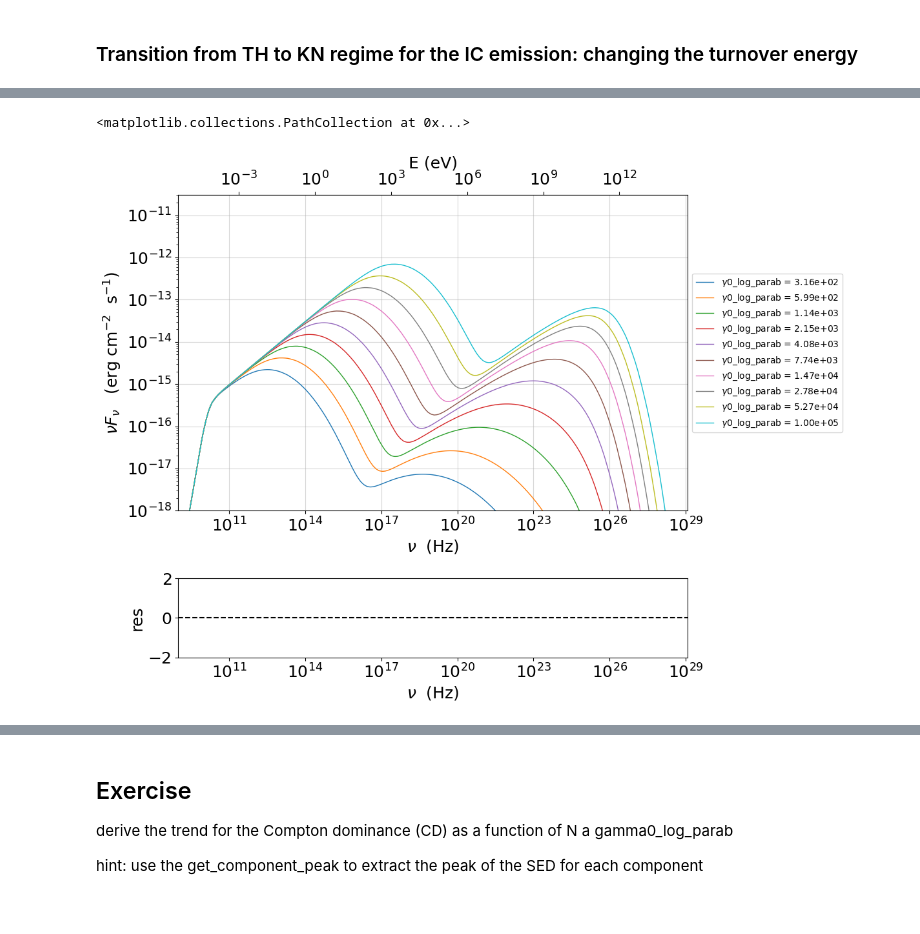
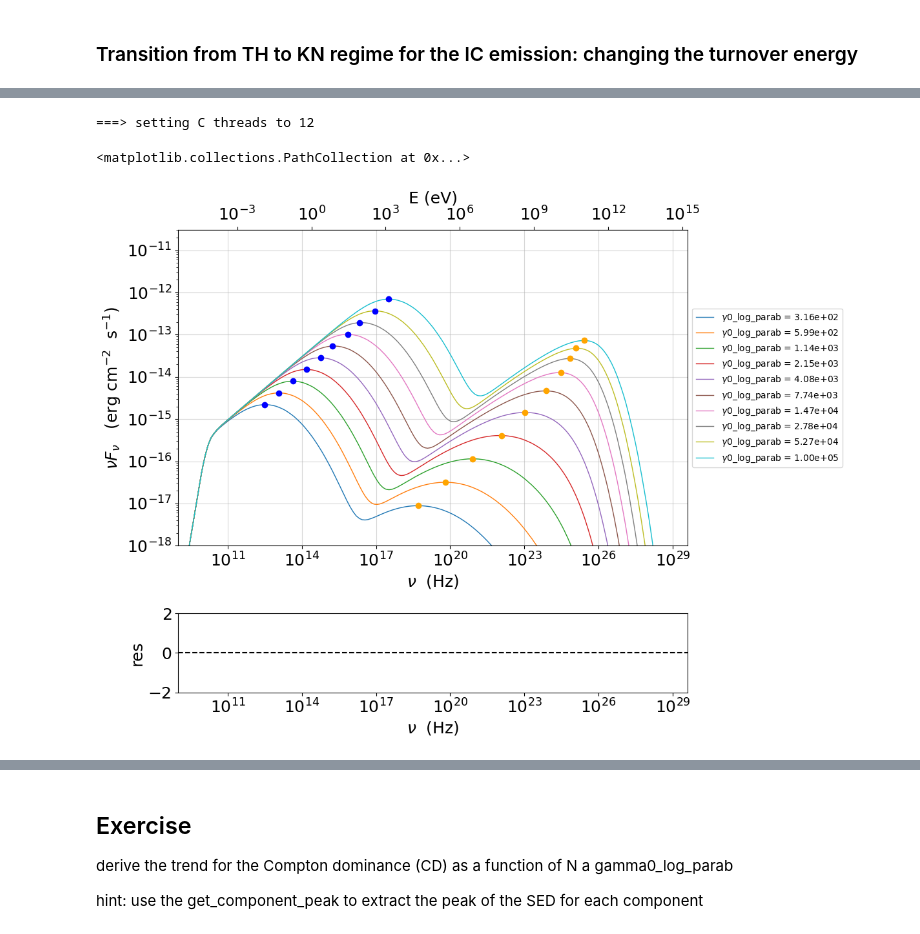
Before and after one commit to andreatramacere/Geneva_HighEnergy_Course, a Jupyter notebook: Tutorial_2.ipynb, the cells around one changed output, grey strips where cells are left out. Saved outputs shown, nothing was run; the diff lists cells and outputs as text; code cells hidden in the pictures.

```diff
--- a/Tutorial_2.ipynb
+++ b/Tutorial_2.ipynb
@@ -551,7 +552,7 @@ for ID,r in enumerate(r_values):
     x_p,y_p=my_jet.get_component_peak('SSC',log_log=True)
     (nu_p_IC[ID],nuFnu_p_IC[ID],r_IC[ID]),err=get_SED_log_par_fit(x_p,y_p,my_jet,'SSC',delta_p=[0,1])
     r_IC_err[ID]=err[2]
-    my_jet.electron_distribution.plot3p(pe)
+    my_jet.electron_distribution.plot3p(pe,label='r=%2.2f'%r)
 
 
 p.setlim(y_min=1E-14,y_max=3E-10,x_min=1E10,x_max=1E29)
@@ -588,7 +589,7 @@ ax.legend(fontsize='large')
 # %%
 
 my_jet=Jet(electron_distribution='lppl')
-
+my_jet._blob.IC_adaptive_e_binning=0
 matplotlib.rc('font', **font)
 p=PlotSED(figsize=(12,9))
 
@@ -603,6 +604,7 @@ my_jet.parameters.z_cosm.val=0.05
 my_jet.nu_grid_size=200
 my_jet.set_gamma_grid_size(200)
 my_jet.set_IC_nu_size(200)
+my_jet.set_seed_nu_size(100)
 
 nu_p_S=np.zeros(size)
 nu_p_IC=np.zeros(size)
@@ -613,36 +615,40 @@ r_S_err=np.zeros(size)
 r_IC=np.zeros(size)
 r_IC_err=np.zeros(size)
 g_p_e=np.zeros(size)
 n3g_p_e=np.zeros(size)
 
 #colors=list(mcolors.CSS4_COLORS)
 
 
 for ID,gamma0_log_parab in enumerate(np.logspace(2.5,5,size)):
 
 
     my_jet.parameters.gamma0_log_parab.val=gamma0_log_parab
+    my_jet._blob.IC_adaptive_e_binning=1
     my_jet.eval()
-    my_jet.plot_model(p,comp='Sum',label='$\gamma0$_log_parab = %2.2e'%gamma0_log_parab)
+    p=my_jet.plot_model(p,comp='Sum',label='$\gamma0$_log_parab = %2.2e'%gamma0_log_parab)
     #with log_log=True, the values are already logarthmic
     x_p,y_p=my_jet.get_component_peak('Sync',log_log=True)
     (nu_p_S[ID],nuFnu_p_S[ID],r_S[ID]),err=get_SED_log_par_fit(x_p,y_p,my_jet,'Sync', delta_p=[0,1])
     r_S_err[ID]=err[2]
+    p.sedplot.plot(10**x_p,10**y_p,'o',c='blue')
 
     x_p,y_p=my_jet.get_component_peak('SSC',log_log=True)
     (nu_p_IC[ID],nuFnu_p_IC[ID],r_IC[ID]),err=get_SED_log_par_fit(x_p,y_p,my_jet,'SSC', delta_p=[0,1])
     r_IC_err[ID]=err[2]
     pars,err=get_n_gamma_log_par_fit(my_jet.electron_distribution,power=3,delta_p=[-0.5,0.5])
     g_p_e[ID] = pars[0]
     n3g_p_e[ID] = pars[1]
+    p.sedplot.plot(10**x_p,10**y_p,'o',c='orange')
 
 p.setlim(y_min=1E-18,y_max=3E-11,x_min=1E9)
 
 p.sedplot.scatter(nu_p_S,nuFnu_p_S)
 p.sedplot.scatter(nu_p_IC,nuFnu_p_IC)
 # %% [output]
-<matplotlib.collections.PathCollection at 0x...>
+===> setting C threads to 12
+<matplotlib.collections.PathCollection at 0x...>
-[figure, old version]
+[figure, new version]
 # %%
 matplotlib.rc('font', **font)
 
```
Also changed, not shown: parts of 11 cells of this notebook, 1 other file.
